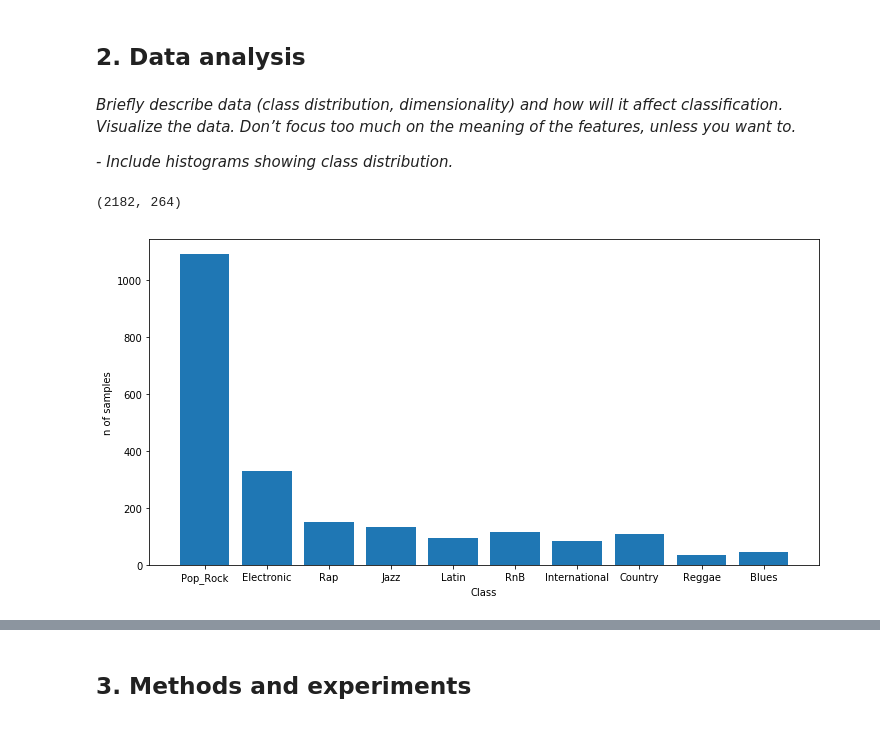
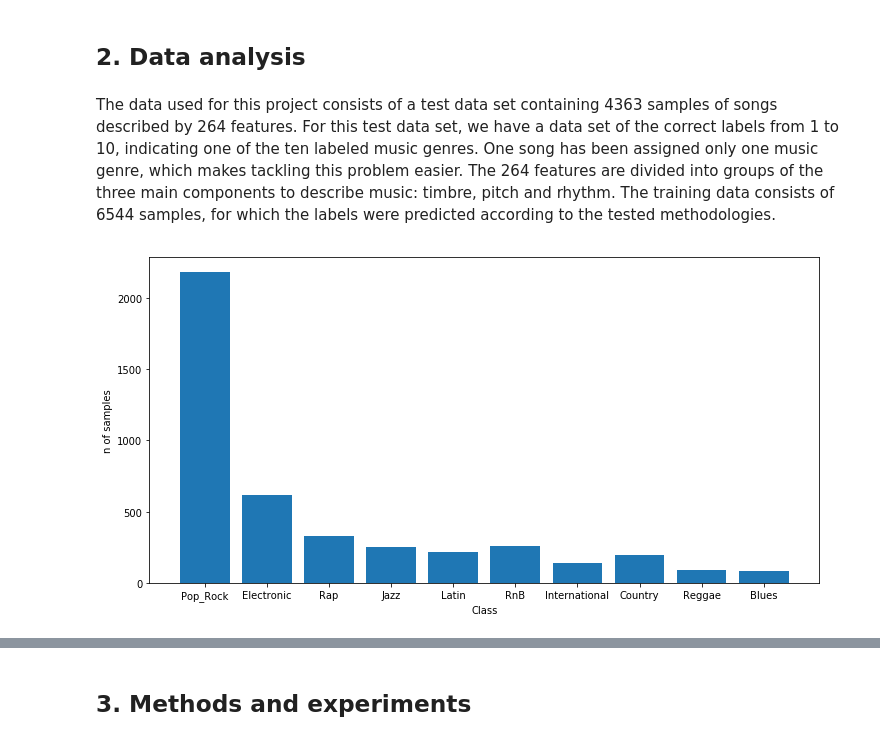
Before and after one commit to kaakock/MLBP2018Project, a Jupyter notebook: MLBP2018 Project Report Template.ipynb, the cells around one changed output, grey strips where cells are left out. Saved outputs shown, nothing was run; the diff lists cells and outputs as text; code cells hidden in the pictures.

```diff
--- a/MLBP2018 Project Report Template.ipynb
+++ b/MLBP2018 Project Report Template.ipynb
@@ -37,59 +21,52 @@ research/project fits*
 # %% [markdown]
 ## 2. Data analysis
-# %% [markdown]
-*Briefly describe data (class distribution, dimensionality) and how will it affect
-classification. Visualize the data. Don’t focus too much on the meaning of the features,
-unless you want to.*
-
-*- Include histograms showing class distribution.*
+# %% [markdown]
+The data used for this project consists of a test data set containing 4363 samples of songs described by 264 features. For this test data set, we have a data set of the correct labels from 1 to 10, indicating one of the ten labeled music genres. One song has been assigned only one music genre, which makes tackling this problem easier. The 264 features are divided into groups of the three main components to describe music: timbre, pitch and rhythm. The training data consists of 6544 samples, for which the labels were predicted according to the tested methodologies.
 # %%
 # Import libraries
+import itertools
 import pandas as pd
 import numpy as np
 import matplotlib.pyplot as plt
 from sklearn.neural_network import MLPClassifier
-from sklearn.metrics import confusion_matrix, log_loss
+from sklearn.metrics import confusion_matrix, log_loss, classification_report
 from sklearn.preprocessing import StandardScaler
 from sklearn import datasets
 from sklearn.multiclass import OneVsRestClassifier
 from sklearn.svm import LinearSVC
 from sklearn.linear_model import LogisticRegression
 from sklearn.calibration import CalibratedClassifierCV
+from sklearn.model_selection import GridSearchCV
 from sklearn.decomposition import PCA
 from sklearn.model_selection import cross_val_score
-scaler = StandardScaler()
+from sklearn.model_selection import StratifiedKFold
+from sklearn.model_selection import train_test_split
+
+
 
 test_data = pd.read_csv("./test_data.csv", header=None).values
 train_data = pd.read_csv("./train_data.csv", header=None).values
 train_labels = pd.read_csv("./train_labels.csv", header=None).values
+
 # Use every second item of train_data as confirmation data set and every second as training set
-scaler.fit(train_data[::2])
-confirm_set = scaler.transform(train_data[1::2])
-confirm_labels = np.ravel(train_labels[1::2])
-train_set = scaler.transform(train_data[::2])
-train_labels = np.ravel(train_labels[::2])
-test_data = scaler.transform(test_data)
-
 
 classes = [
     "Pop_Rock",
     "Electronic",
     "Rap",
     "Jazz",
     "Latin",
     "RnB",
     "International",
     "Country",
     "Reggae",
     "Blues"
 ]
 unique, counts = np.unique(train_labels, return_counts=True)
-print(train_set.shape)
 fig, ax = plt.subplots(1, 1, figsize=(12, 6))
 hist = ax.bar(classes, counts)
 ax.set_xlabel("Class")
 ax.set_ylabel("n of samples")
 plt.show()
 # %% [output]
-(2182, 264)
-[figure, old version]
+[figure, new version]
```
Also changed, not shown: parts of 24 cells of this notebook, 3 other files.
